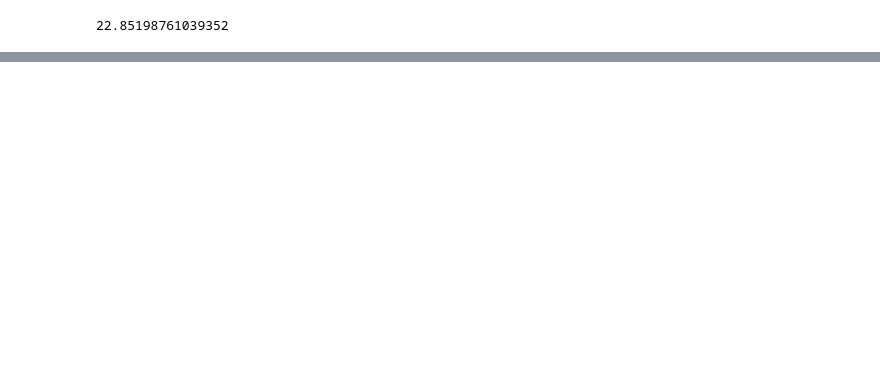
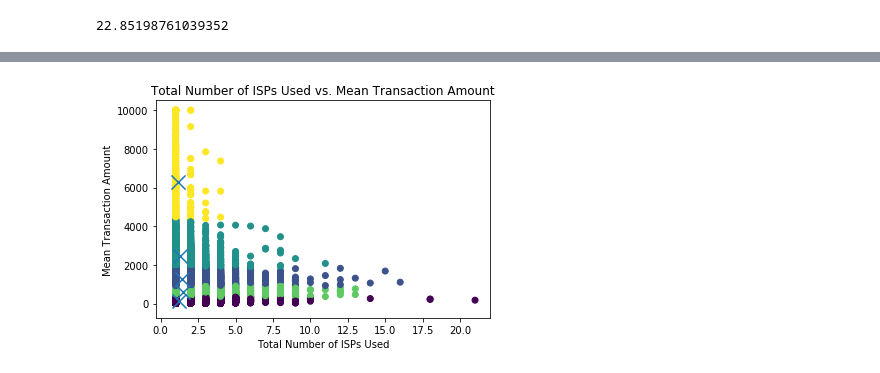
Before and after one commit to BilalQadar/Detecting-Human-Trafficking, a Jupyter notebook: data.ipynb, the cells around one changed output, grey strips where cells are left out. Cells and saved outputs as stored; diff of their text form; code cells hidden in the pictures; blank space fills up the shorter version.

```diff
--- a/data.ipynb
+++ b/data.ipynb
@@ -280,0 +310,29 @@ print(centers)
+# %%
+#print(np.shape(cluster_data_mstd))
+kmeans = KMeans(n_clusters=cluster_amount, random_state=0).fit(mean_ISP)
+centers = kmeans.cluster_centers_
+labels = kmeans.labels_
+np.shape(centers)
+
+x = []
+y = []
+
+center_x = []
+center_y = []
+
+for point in mean_ISP:
+    x.append(point[0])
+    y.append(point[1])
+
+for point in centers:
+    center_x.append(point[0])
+    center_y.append(point[1])
+
+plt.scatter(x,y,c=labels.astype(float))
+plt.scatter(center_x,center_y,marker="x",s=200)
+plt.title('Total Number of ISPs Used vs. Mean Transaction Amount')
+plt.xlabel('Total Number of ISPs Used')
+plt.ylabel('Mean Transaction Amount')
+plt.show()
+# %% [output]
+[figure, added]
```
Also changed, not shown: parts of 22 cells of this notebook.
